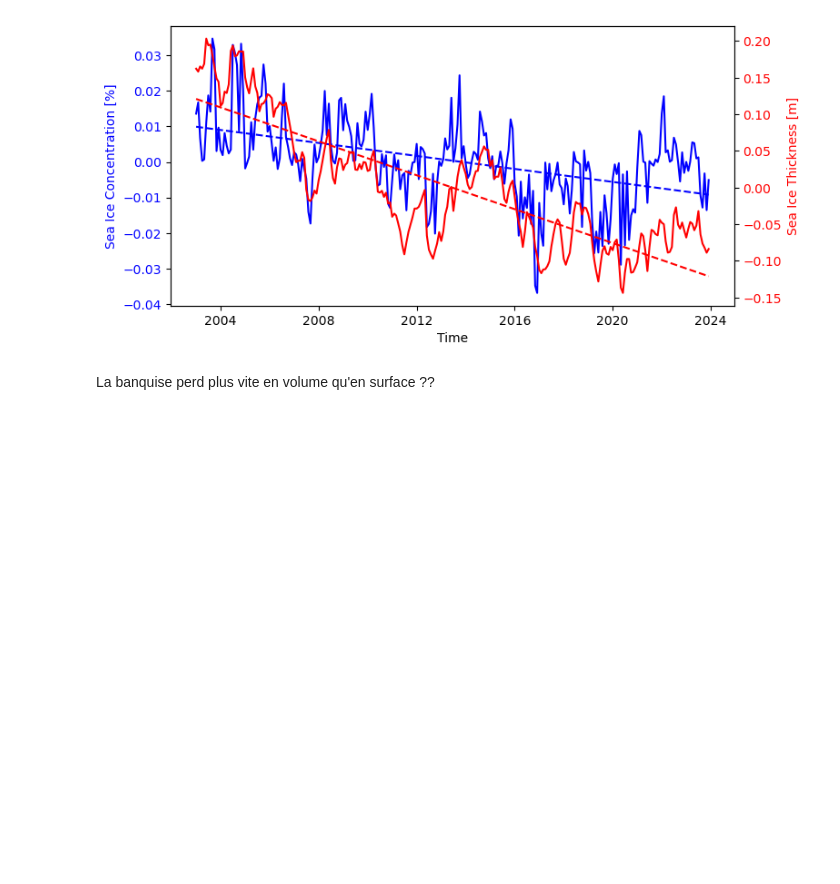
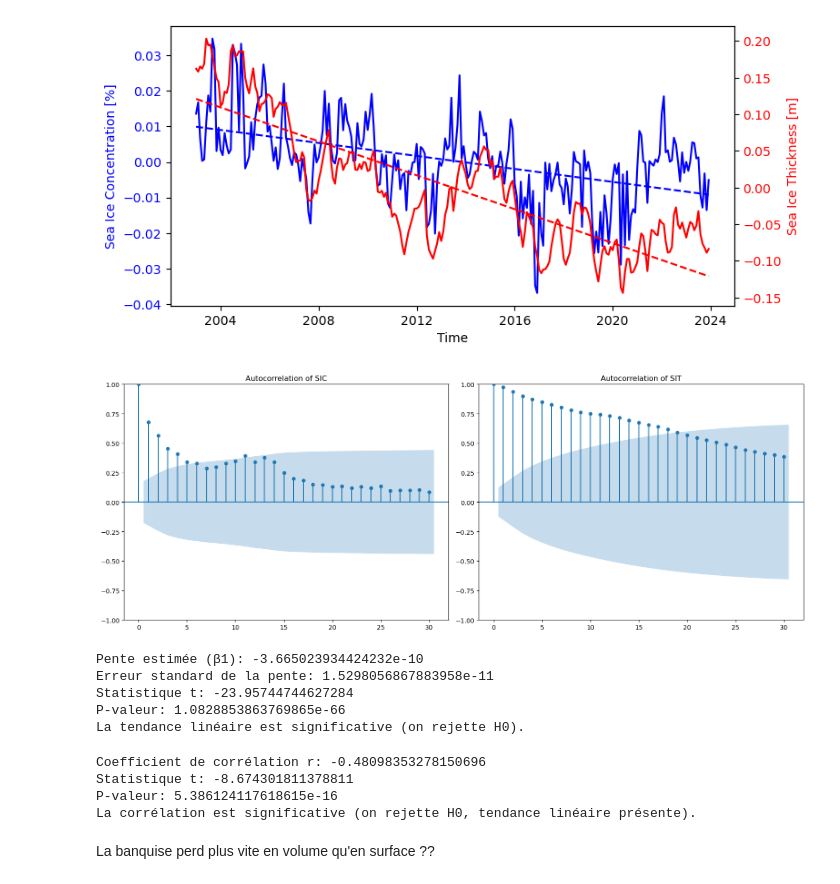
Before and after one commit to juliencollard2001/PHO_Arctic, a Jupyter notebook: sea_ice_study.ipynb, the cells around one changed output. Cells and saved outputs as stored; diff of their text form; code cells hidden in the pictures; blank space fills up the shorter version.

```diff
--- a/sea_ice_study.ipynb
+++ b/sea_ice_study.ipynb
@@ -86,6 +86,79 @@ plt.show()
 # %% [output]
 [figure]
 [figure]
+# %%
+from statsmodels.graphics.tsaplots import plot_acf
+
+fig, axs = plt.subplots(1, 2, figsize=(16, 6))
+
+# Plot autocorrelation for SIC
+plot_acf(mean_SIC, ax=axs[0], lags=30, alpha=0.005)
+axs[0].set_title('Autocorrelation of SIC')
+
+# Plot autocorrelation for SIT
+plot_acf(mean_SIT, ax=axs[1], lags=30, alpha=0.05)
+axs[1].set_title('Autocorrelation of SIT')
+
+plt.tight_layout()
+plt.show()
+# %% [output]
+[figure, added]
+# %%
+import numpy as np
+import scipy.stats as stats
+
+# Régression linéaire
+time_in_seconds = mean_SIC.time.astype('int64') / 1e9
+slope, intercept, r_value, p_value, std_err = stats.linregress(time_in_seconds, mean_SIT)
+
+# Affichage des résultats
+print(f"Pente estimée (β1): {slope}")
+print(f"Erreur standard de la pente: {std_err}")
+print(f"Statistique t: {slope / std_err}")
+print(f"P-valeur: {p_value}")
+
+# Interprétation
+alpha = 0.05
+if p_value < alpha:
+    print("La tendance linéaire est significative (on rejette H0).")
+else:
+    print("La tendance linéaire n'est pas significative (on ne rejette pas H0).")
+# %% [output]
+Pente estimée (β1): -3.665023934424232e-10
+Erreur standard de la pente: 1.5298056867883958e-11
+Statistique t: -23.95744744627284
+P-valeur: 1.0828853863769865e-66
+La tendance linéaire est significative (on rejette H0).
+# %%
+from scipy.stats import ttest_1samp, pearsonr
+
+
+SIC_trend_corr = np.corrcoef(time_in_seconds, mean_SIC)[0, 1]
+SIT_trend_corr = np.corrcoef(time_in_seconds, mean_SIT)[0, 1]
+
+# Calcul de r et de la p-valeur
+r, p_value = pearsonr(time_in_seconds, mean_SIC)
+
+# Calcul manuel de la statistique t
+n = len(time_in_seconds)
+t_stat = r * np.sqrt(n - 2) / np.sqrt(1 - r**2)
+
+# Affichage des résultats
+print(f"Coefficient de corrélation r: {r}")
+print(f"Statistique t: {t_stat}")
+print(f"P-valeur: {p_value}")
+
+# Test de significativité
+alpha = 0.05
+if p_value < alpha:
+    print("La corrélation est significative (on rejette H0, tendance linéaire présente).")
+else:
+    print("La corrélation n'est pas significative (on ne rejette pas H0).")
+# %% [output]
+Coefficient de corrélation r: -0.48098353278150696
+Statistique t: -8.674301811378811
+P-valeur: 5.386124117618615e-16
+La corrélation est significative (on rejette H0, tendance linéaire présente).
 # %% [markdown]
 La banquise perd plus vite en volume qu'en surface ??
 # %% [markdown]
```
Also changed, not shown: parts of 11 cells of this notebook, 9 other files.
